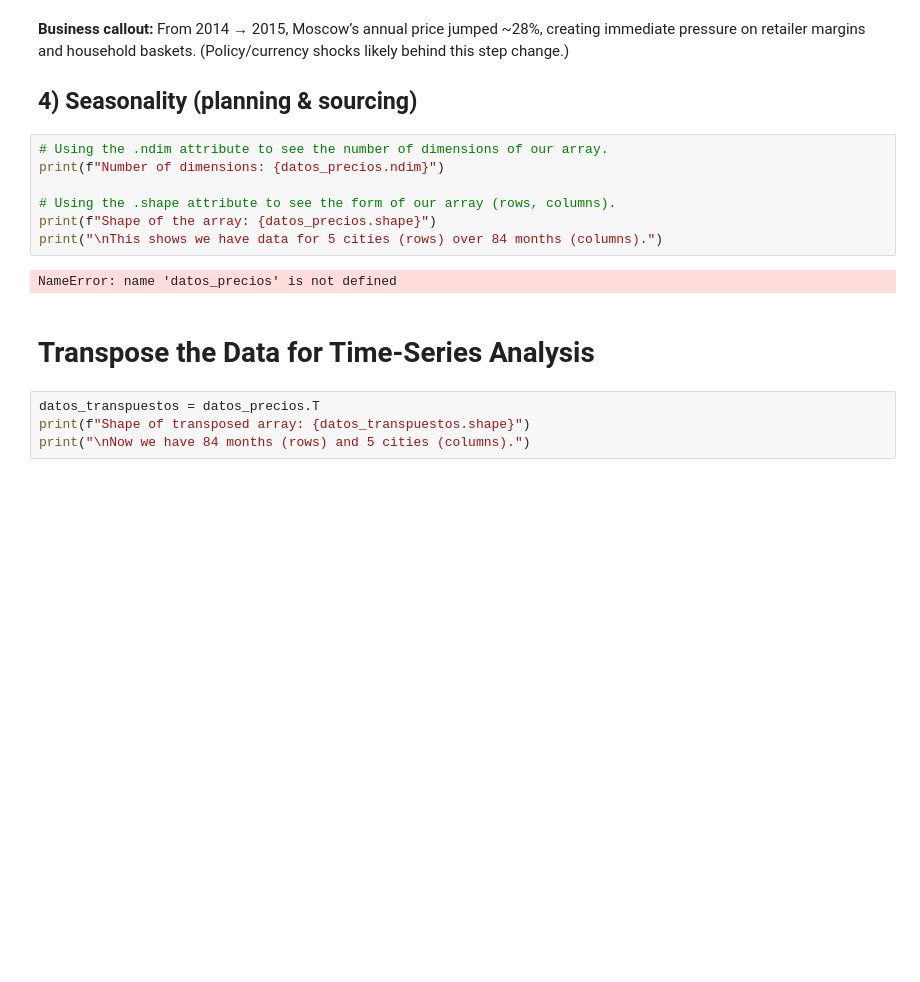
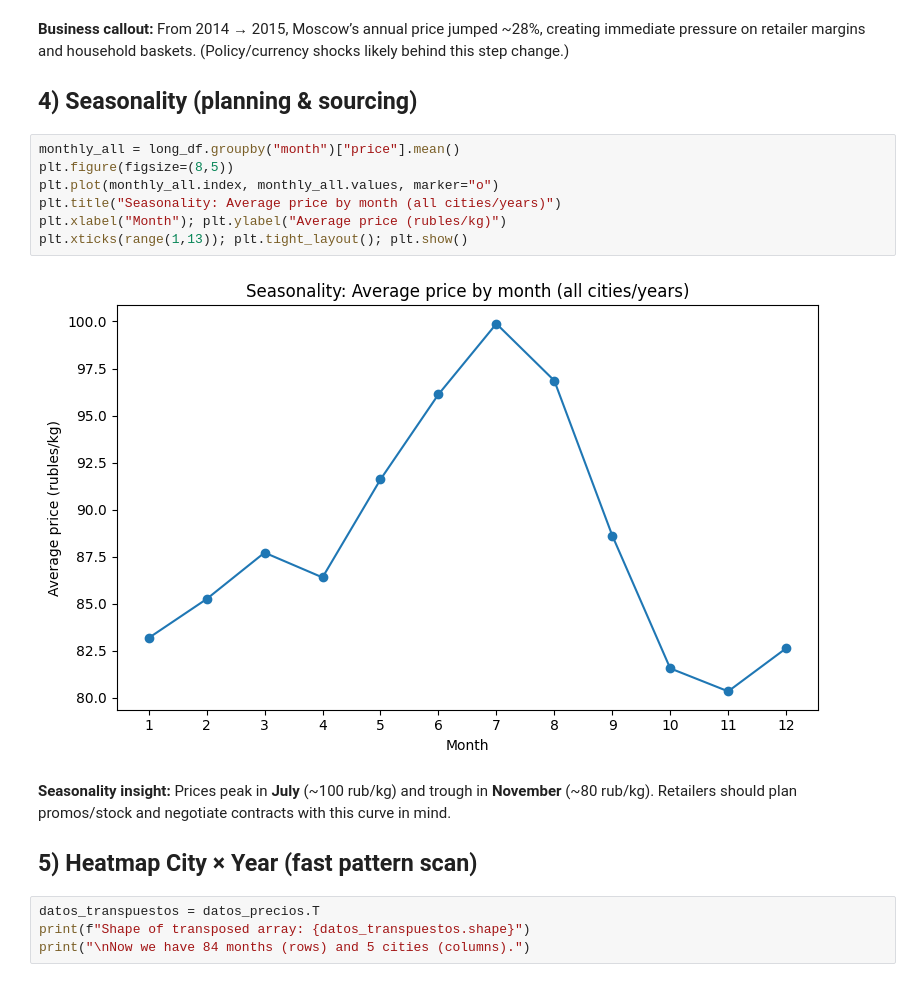
Before and after one commit to AnnaPChop/russian-apple-prices-analysis, a Jupyter notebook: Apple_Price_Analysis.ipynb, the cells around one changed output. Drawn from its saved outputs; the diff is of its cells as text; blank space fills up the shorter version.

```diff
--- a/Apple_Price_Analysis.ipynb
+++ b/Apple_Price_Analysis.ipynb
@@ -86,16 +86,18 @@ plt.legend(); plt.tight_layout(); plt.show()
 
 ## 4) Seasonality (planning & sourcing)
 # %%
-# Using the .ndim attribute to see the number of dimensions of our array.
-print(f"Number of dimensions: {datos_precios.ndim}")
-
-# Using the .shape attribute to see the form of our array (rows, columns).
-print(f"Shape of the array: {datos_precios.shape}")
-print("\nThis shows we have data for 5 cities (rows) over 84 months (columns).")
+monthly_all = long_df.groupby("month")["price"].mean()
+plt.figure(figsize=(8,5))
+plt.plot(monthly_all.index, monthly_all.values, marker="o")
+plt.title("Seasonality: Average price by month (all cities/years)")
+plt.xlabel("Month"); plt.ylabel("Average price (rubles/kg)")
+plt.xticks(range(1,13)); plt.tight_layout(); plt.show()
 # %% [output]
-NameError: name 'datos_precios' is not defined
+[figure, added]
 # %% [markdown]
-# Transpose the Data for Time-Series Analysis
+**Seasonality insight:** Prices peak in **July** (~100 rub/kg) and trough in **November** (~80 rub/kg). Retailers should plan promos/stock and negotiate contracts with this curve in mind.
+
+## 5) Heatmap City × Year (fast pattern scan)
 # %%
 datos_transpuestos = datos_precios.T
 print(f"Shape of transposed array: {datos_transpuestos.shape}")
```
